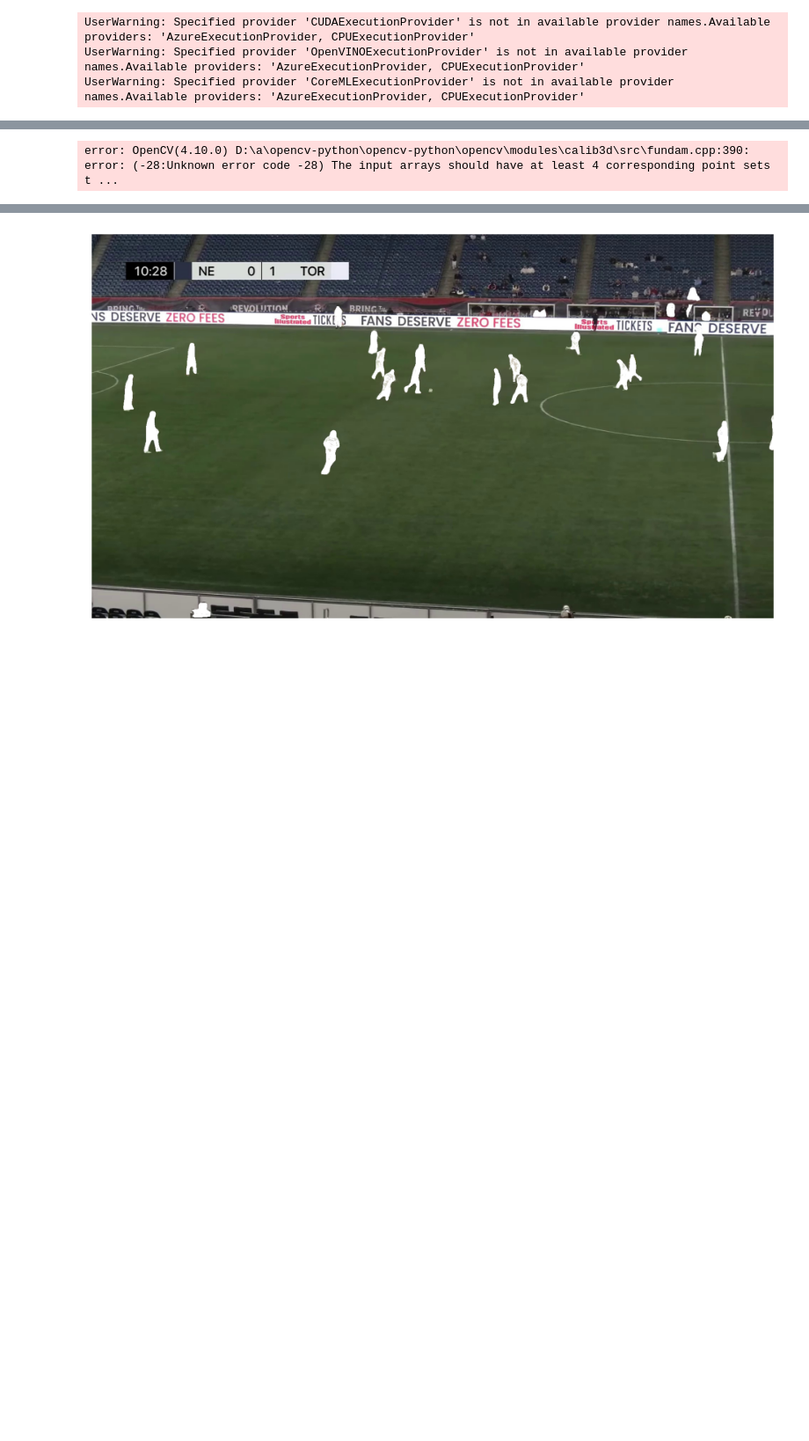
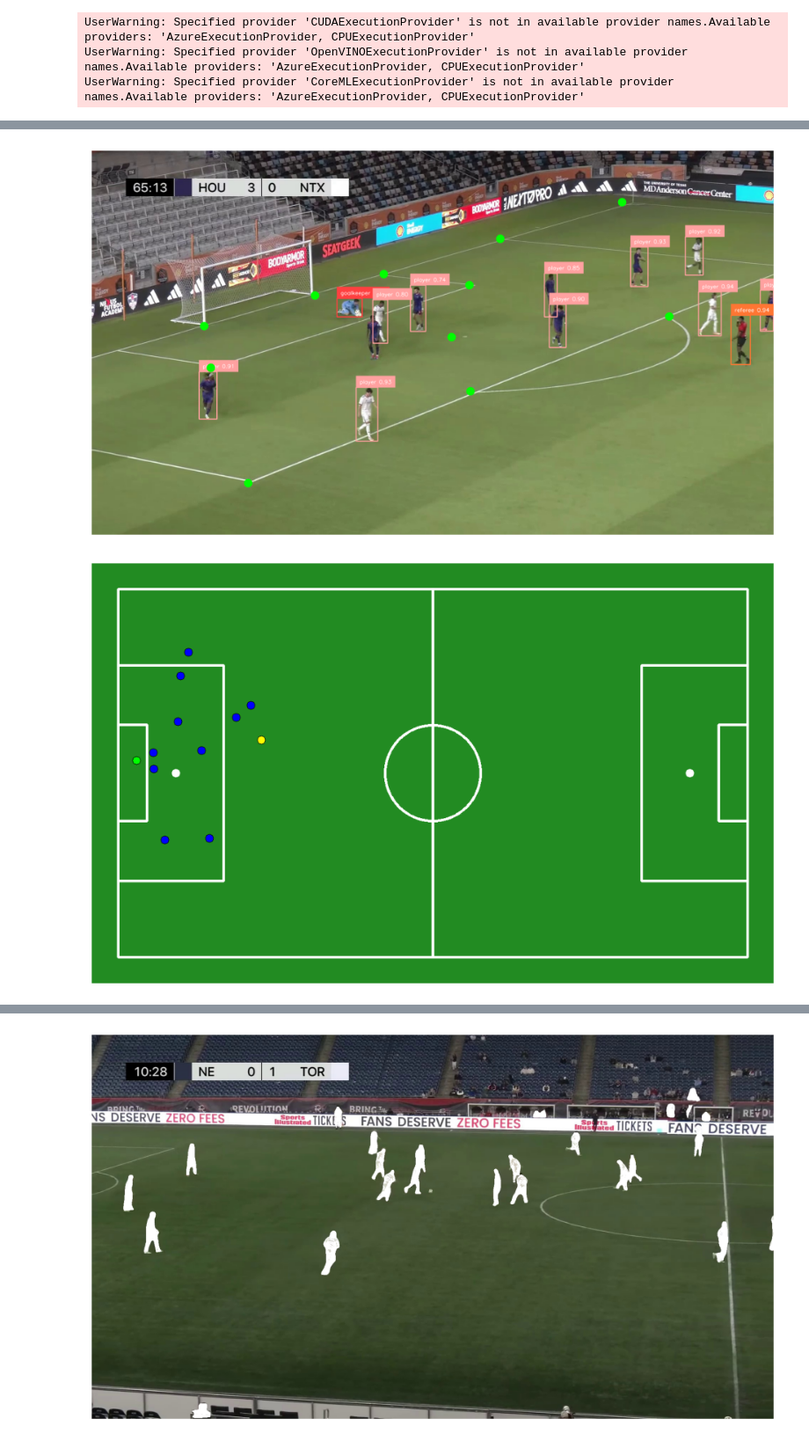
Before and after one commit to Isss11/soccer-computer-vision-analysis, a Jupyter notebook: detector.ipynb, the cells around one changed output, grey strips where cells are left out. Shown at 88% size. Cells and saved outputs as stored; diff of their text form; code cells hidden in the pictures; blank space fills up the shorter version.

Commit message:
Fix Keypoints

```diff
--- a/detector.ipynb
+++ b/detector.ipynb
@@ -327,7 +327,7 @@ class SoccerFrame:
                               arr[18],
                               arr[16], arr[14], arr[13], arr[21], arr[31], arr[30],
                               arr[22], arr[28], arr[26], arr[25], arr[19], arr[20],
-                              arr[27], arr[24], arr[23], arr[29], arr[15], arr[17],
+                              arr[27], arr[24], arr[23], arr[29], arr[17], arr[15],
                               arr[32], arr[33], arr[34], arr[35]])
 
         return mappedArr
@@ -338,21 +338,21 @@ class SoccerFrame:
 
 
 
-        print(keypointModel.infer(self.image, confidence=PITCH_CONFIDENCE_LEVEL))
+        # print(keypointModel.infer(self.image, confidence=PITCH_CONFIDENCE_LEVEL))
         extractedResult = sv.KeyPoints.from_inference(result)
 
-        print("First Time")
-        self.getKeypointsFilter(extractedResult)
+        # print("First Time")
+        # self.getKeypointsFilter(extractedResult)
 
         adjustedXy = self.getMappedKeypointArr(extractedResult.xy[0])[np.newaxis, ...]
         adjustedConfidence = self.getMappedKeypointArr(extractedResult.confidence[0])[np.newaxis, ...]
 
-        print(extractedResult.xy)
-        print(adjustedXy)
+        # print(extractedResult.xy)
+        # print(adjustedXy)
 
         adjustedResult = sv.KeyPoints(xy=adjustedXy, confidence=adjustedConfidence)
 
-        print(adjustedResult.xy)
+        # print(adjustedResult.xy)
 
         return adjustedResult
 
@@ -373,7 +373,8 @@ class SoccerFrame:
 
         for index, filterBool in enumerate(filter[0]):
             if filterBool:
-                print(f"class_id={index} detected.")
+                # print(f"class_id={index} detected.")
+                pass
 
         return filter
 
@@ -531,7 +532,7 @@ def processVideoFrame(frame):
     return SoccerFrame(frame)
 # %%
 # Perspective transformation
-fileName = "images-pitch/frame5.jpg"
+fileName = "images-pitch/frame200.jpg"
 image = cv2.imread(fileName)
 
 exampleFrame = SoccerFrame(image)
@@ -559,3 +560,4 @@ class_id=18 detected.
-error: OpenCV(4.10.0) D:\a\opencv-python\opencv-python\opencv\modules\calib3d\src\fundam.cpp:390: error: (-28:Unknown error code -28) The input arrays should have at least 4 corresponding point sets t ...
+[figure, added]
+[figure, added]
 # %%
 print("Computing frames...")
```
Also changed, not shown: parts of 3 cells of this notebook.
